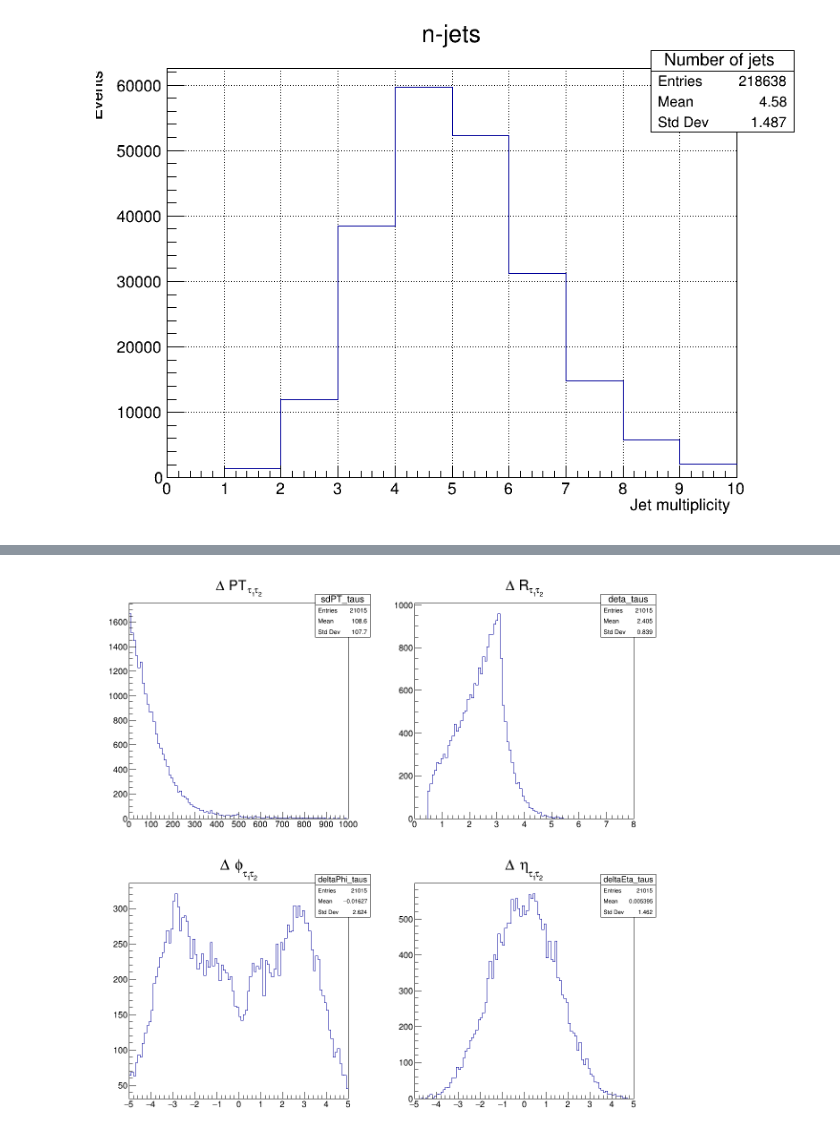
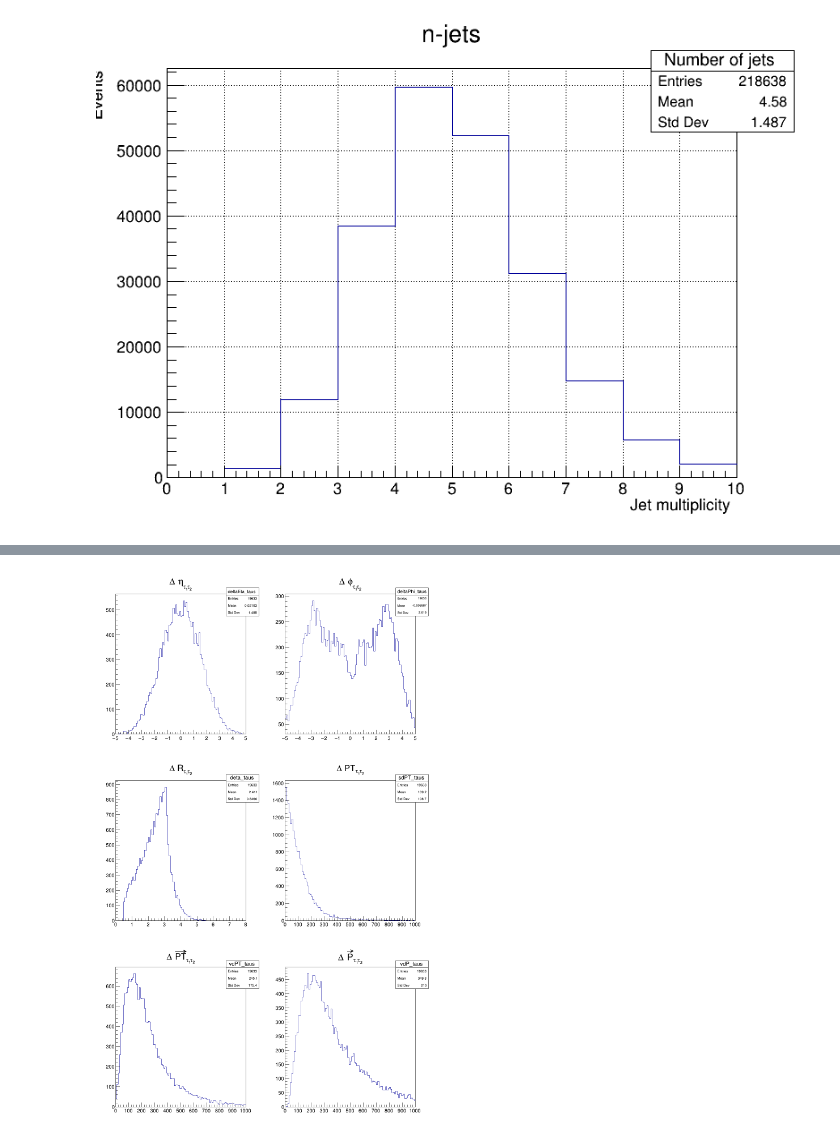
Before and after one commit to cfrc2694/Pheno_BSM, a Jupyter notebook: SingleLQ/03_SingleLQ/Delphes_Analysis.ipynb, the cells around one changed output, grey strips where cells are left out. Cells and saved outputs as stored; diff of their text form; code cells hidden in the pictures.

```diff
--- a/SingleLQ/03_SingleLQ/Delphes_Analysis.ipynb
+++ b/SingleLQ/03_SingleLQ/Delphes_Analysis.ipynb
@@ -118,7 +130,7 @@ canvas = TCanvas("Canvas","",800,600)
 canvas.SetGrid()
 cutflow = TH1F("Cutflow","Cutflow; Cut; Events",10,0,10)
 hist_njets = TH1F("Number of jets","n-jets; Jet multiplicity; Events",10,0,10)
-hist_m_LQ=TH1F("hist_m_LQ", "M_{b tau}", 100, 0.0, 1200.0)
+hist_m_LQ=TH1F("hist_m_LQ", "M_{b tau}", 100, 0.0, 12000.0)
 
 pt_all_jets=TH1F("pt_all_jets", "Pt_{allj}", 100, 0.0, 600.0)
 eta_all_jets=TH1F("eta_all_jets", "#eta_{allj}", 100, -5, 5)
@@ -169,3 +181,17 @@ hist_sdPT_b_sltau=TH1F("sdPT_b_sltau","#Delta PT_{b#tau_{2}}",100,-800,800)
 hist_sdPT_j_ltau=TH1F("sdPT_j_ltau","#Delta PT_{j#tau_{1}}",100,-800,800)
 hist_sdPT_j_sltau=TH1F("sdPT_j_sltau","#Delta PT_{j#tau_{2}}",100,-800,800)
 hist_sdPT_b_j=TH1F("sdPT_b_j","#Delta PT_{bj}",100,-800,800)
+
+hist_vdPT_taus=TH1F("vdPT_taus","#Delta #vec{PT}_{#tau_{1}#tau_{2}}",100,0,1000)
+hist_vdPT_b_ltau=TH1F("vdPT_b_ltau","#Delta #vec{PT}_{b#tau_{1}}",100,0,800)
+hist_vdPT_b_sltau=TH1F("vdPT_b_sltau","#Delta #vec{PT}_{b#tau_{2}}",100,0,800)
+hist_vdPT_j_ltau=TH1F("vdPT_j_ltau","#Delta #vec{PT}_{j#tau_{1}}",100,0,800)
+hist_vdPT_j_sltau=TH1F("vdPT_j_sltau","#Delta #vec{PT}_{j#tau_{2}}",100,0,800)
+hist_vdPT_b_j=TH1F("vdPT_b_j","#Delta #vec{PT}_{bj}",100,0,800)
+
+hist_vdP_taus=TH1F("vdP_taus","#Delta #vec{P}_{#tau_{1}#tau_{2}}",100,0,1000)
+hist_vdP_b_ltau=TH1F("vdP_b_ltau","#Delta #vec{P}_{b#tau_{1}}",100,0,800)
+hist_vdP_b_sltau=TH1F("vdP_b_sltau","#Delta #vec{P}_{b#tau_{2}}",100,0,800)
+hist_vdP_j_ltau=TH1F("vdP_j_ltau","#Delta #vec{P}_{j#tau_{1}}",100,0,800)
+hist_vdP_j_sltau=TH1F("vdP_j_sltau","#Delta #vec{P}_{j#tau_{2}}",100,0,800)
+hist_vdP_b_j=TH1F("vdP_b_j","#Delta #vec{P}_{bj}",100,0,800)
@@ -305,15 +391,19 @@ canvas.Draw()
 # %%
-scanvas = TCanvas("SCanvas","",1200,1200)
-scanvas.Divide(2,2)
-scanvas.cd(4)
+scanvas = TCanvas("SCanvas","",1200,2000)
+scanvas.Divide(2,3)
+scanvas.cd(1)
 hist_deltaEta_taus.Draw("hist")
 scanvas.cd(2)
+hist_deltaPhi_taus.Draw("hist")
+scanvas.cd(3)
 hist_deltar_taus.Draw("hist")
-scanvas.cd(3)
-hist_deltaPhi_taus.Draw("hist")
-scanvas.cd(1)
+scanvas.cd(4)
 hist_sdPT_taus.Draw("hist")
+scanvas.cd(5)
+hist_vdPT_taus.Draw("hist")
+scanvas.cd(6)
+hist_vdP_taus.Draw("hist")
 scanvas.Draw()
 # %% [output]
-[figure, old version]
+[figure, new version]
 # %%
```
Also changed, not shown: parts of 18 cells of this notebook.
